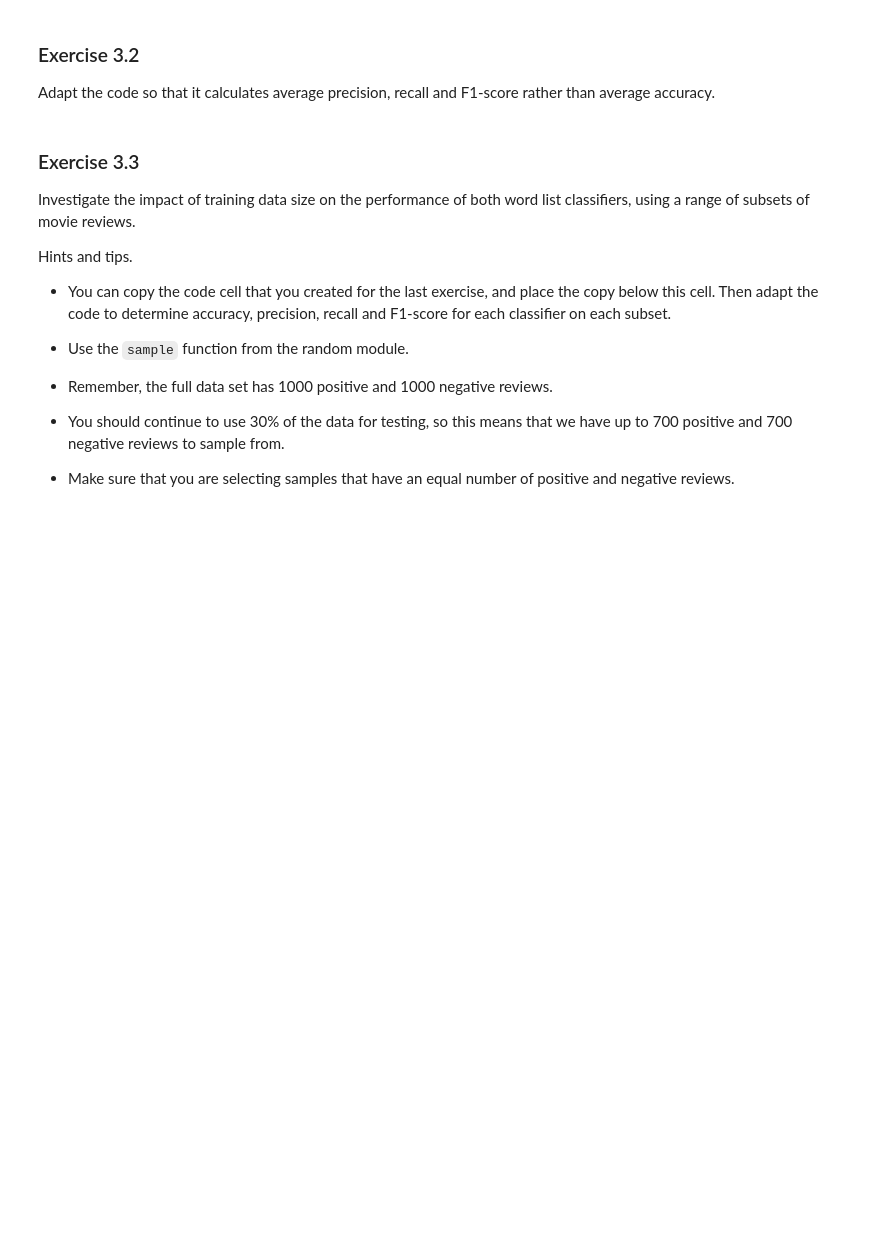
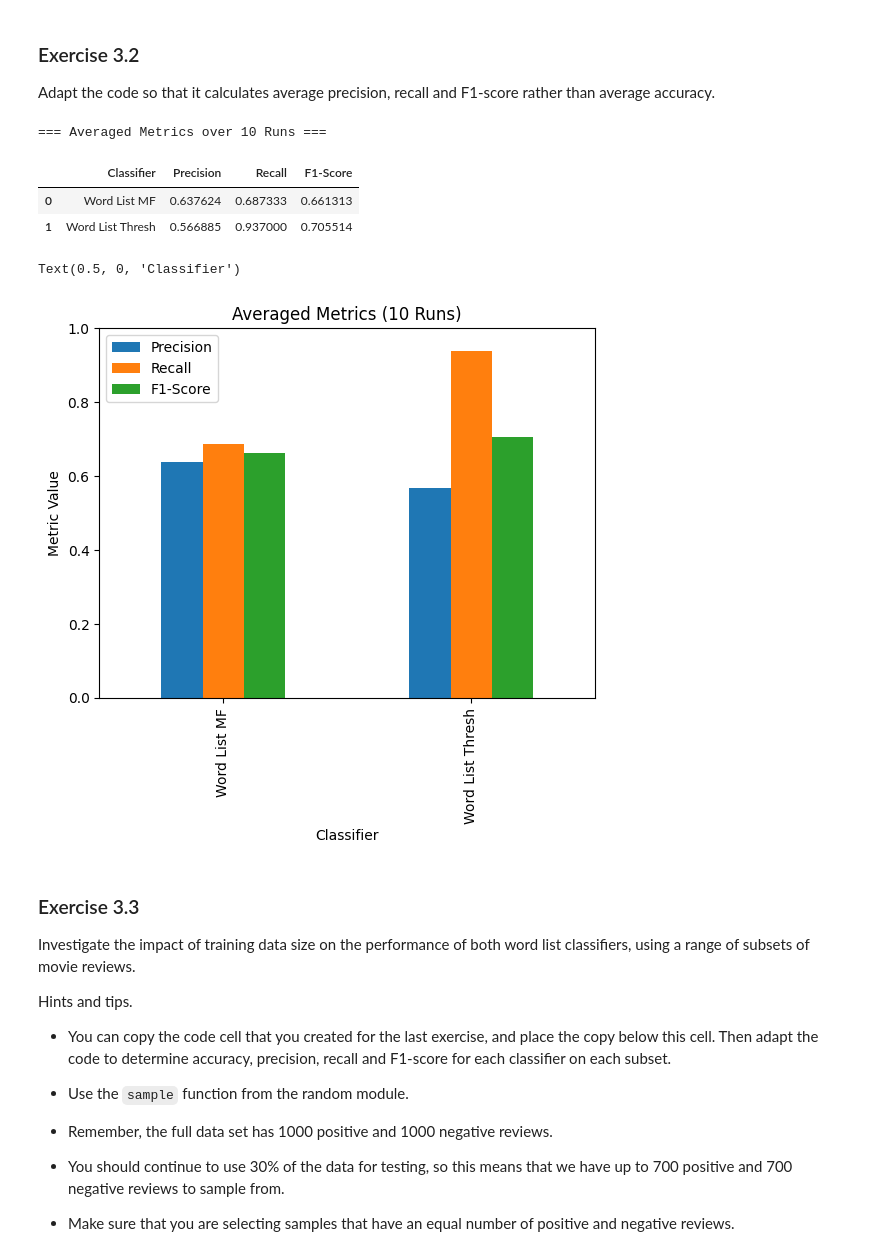
Before and after one commit to Jimbobal/ANLP, a Jupyter notebook: Lab_3_2.ipynb, the cells around one changed output. Saved outputs shown, nothing was run; the diff lists cells and outputs as text; code cells hidden in the pictures; blank space fills up the shorter version.

```diff
--- a/Lab_3_2.ipynb
+++ b/Lab_3_2.ipynb
@@ -294,6 +436,63 @@ Copy the cell above and move the copy to be positioned below this cell. Then ada
 # %% [markdown]
 ### Exercise 3.2
 Adapt the code so that it calculates average precision, recall and F1-score rather than average accuracy.
+# %%
+import pandas as pd
+import random
+random.seed(None)
+
+word_list_size = 100
+threshold = 100
+
+# Prepare classifiers
+classifiers = {
+    "Word List MF": SimpleClassifier_mf(word_list_size),
+    "Word List Thresh": SimpleClassifier_ot(threshold)
+}
+
+number_of_runs = 10
+records = []
+
+for run in range(number_of_runs):
+    # 1. Get a fresh, randomized split of training and testing data
+    training, testing = get_random_train_test_data()
+    gold_labels = [label for doc, label in testing]
+    test_docs = [doc for doc, label in testing]
+
+    for name, classifier in classifiers.items():
+        # 2. Train and get predictions
+        classifier.train(training)
+        predictions = classifier.classify_many(test_docs)
+
+        # 3. Compute metrics using our ConfusionMatrix class
+        cm = ConfusionMatrix(predictions, gold_labels)
+
+        # Record metrics for this individual run
+        records.append({
+            "Classifier": name,
+            "Precision": cm.precision(),
+            "Recall": cm.recall(),
+            "F1-Score": cm.f1()
+        })
+
+# 4. Use Pandas' groupby to easily calculate the average of all runs
+df_runs = pd.DataFrame(records)
+df_avg = df_runs.groupby("Classifier").mean().reset_index()
+
+print(f"=== Averaged Metrics over {number_of_runs} Runs ===")
+display(df_avg)
+
+# 5. Visualize the multi-metric comparative results
+ax = df_avg.plot.bar(x="Classifier", title=f"Averaged Metrics ({number_of_runs} Runs)", ylim=(0, 1.0))
+ax.set_ylabel("Metric Value")
+ax.set_xlabel("Classifier")
+# %% [output]
+=== Averaged Metrics over 10 Runs ===
+|  | Classifier | Precision | Recall | F1-Score |
+| 0 | Word List MF | 0.637624 | 0.687333 | 0.661313 |
+| 1 | Word List Thresh | 0.566885 | 0.937000 | 0.705514 |
+Text(0.5, 0, 'Classifier')
+[figure, added]
 # %% [markdown]
 ### Exercise 3.3
 Investigate the impact of training data size on the performance of both word list classifiers, using a range of subsets of movie reviews.
```
Also changed, not shown: parts of 17 cells of this notebook.
